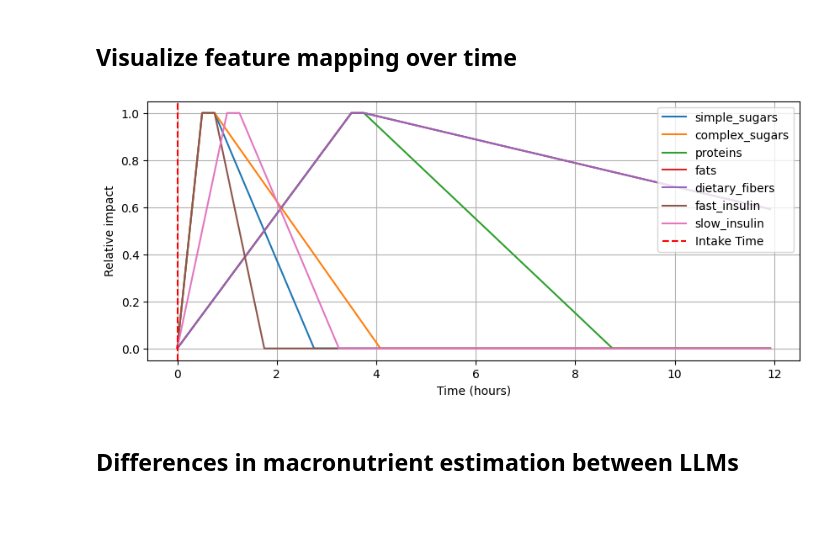
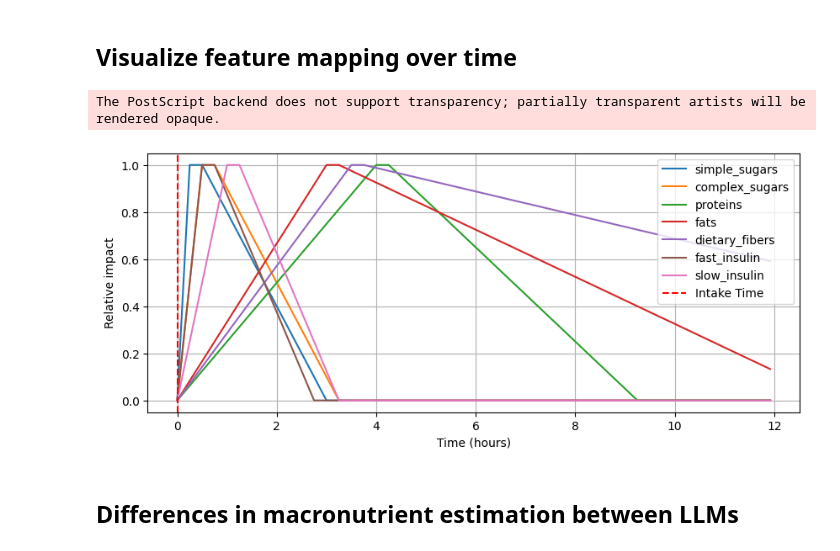
Before and after one commit to Prgrmmrjns/Glucovision, a Jupyter notebook: plotting.ipynb, the cells around one changed output. Drawn from its saved outputs; the diff is of its cells as text; code cells hidden in the pictures; blank space fills up the shorter version.

```diff
--- a/plotting.ipynb
+++ b/plotting.ipynb
@@ -452,13 +480,13 @@ Features that have highest impact at PH 60: []
 ## Visualize feature mapping over time
 # %%
 feature_params = {
-    'simple_sugars': [0.5, 0.5],  # [insulin_sensitivity_param, peak_time]
-    'complex_sugars': [0.3, 0.5],
-    'proteins': [0.2, 3.5],
-    'fats': [0.05, 3.5],
+    'simple_sugars': [0.4, 0.25],
+    'complex_sugars': [0.4, 0.5],
+    'proteins': [0.2, 4],
+    'fats': [0.1, 3],
     'dietary_fibers': [0.05, 3.5],
-    'fast_insulin': [1.0, 0.5],
-    'slow_insulin': [0.5, 1.0]
+    'fast_insulin': [0.5, 0.5],
+    'slow_insulin': [0.5, 1]
 }
 
 times = np.arange(0, 12, (1/12))
@@ -473,35 +501,36 @@ for feature, param in feature_params.items():
 
     weights = np.zeros_like(time_diff_hours)
 
     # Linear increase (before the peak)
     increase_mask = (time_diff_hours >= 0) & (time_diff_hours < peak_time)
     weights[increase_mask] = time_diff_hours[increase_mask] / peak_time
 
     # Plateau (at the peak)
     plateau_mask = (time_diff_hours >= peak_time) & (time_diff_hours < peak_time + plateau_duration)
     weights[plateau_mask] = 1
 
     # Linear decrease (after the plateau)
     decrease_mask = (time_diff_hours >= peak_time + plateau_duration)
     weights[decrease_mask] = 1 - ((time_diff_hours[decrease_mask] - peak_time - plateau_duration))*metabolism_rate
     weights = np.clip(weights, 0, np.inf)
     glucose_data[feature] = weights
 
 plt.figure(figsize=(10, 4))
 for feature in feature_params.keys():
     plt.plot(glucose_data['Time'], glucose_data[feature], linestyle='-', label=feature)
 
 plt.axvline(x=intake_time, color='r', linestyle='--', label='Intake Time')
 plt.xlabel('Time (hours)')
 plt.ylabel('Relative impact')
 plt.legend(loc='upper right')
 plt.grid(True)
 
 # Save with legend embedded in the EPS file
-plt.savefig('paper_images/feature_mapping.png', dpi=300, bbox_inches='tight')
+plt.savefig('paper_images/feature_mapping.eps', dpi=300, bbox_inches='tight')
 plt.show()
 # %% [output]
+The PostScript backend does not support transparency; partially transparent artists will be rendered opaque.
-[figure, old version]
+[figure, new version]
 # %% [markdown]
 ## Differences in macronutrient estimation between LLMs
 # %%
```
Also changed, not shown: parts of 9 cells of this notebook, 36 other files.
